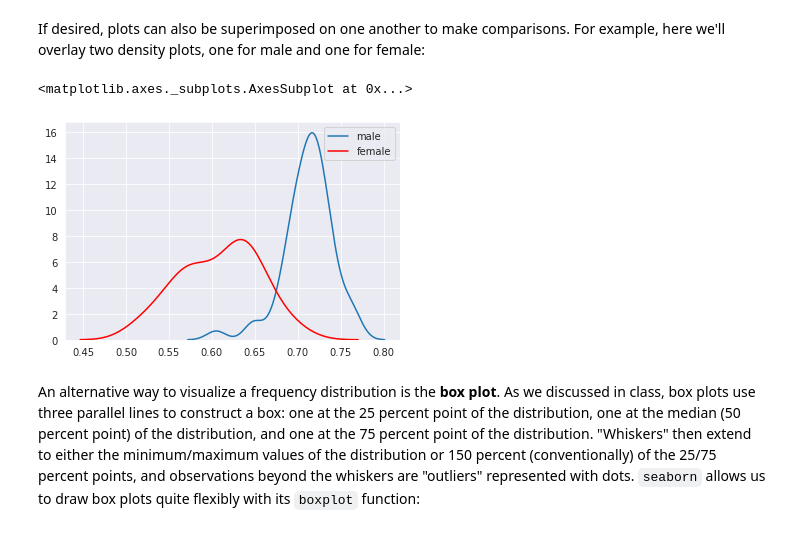
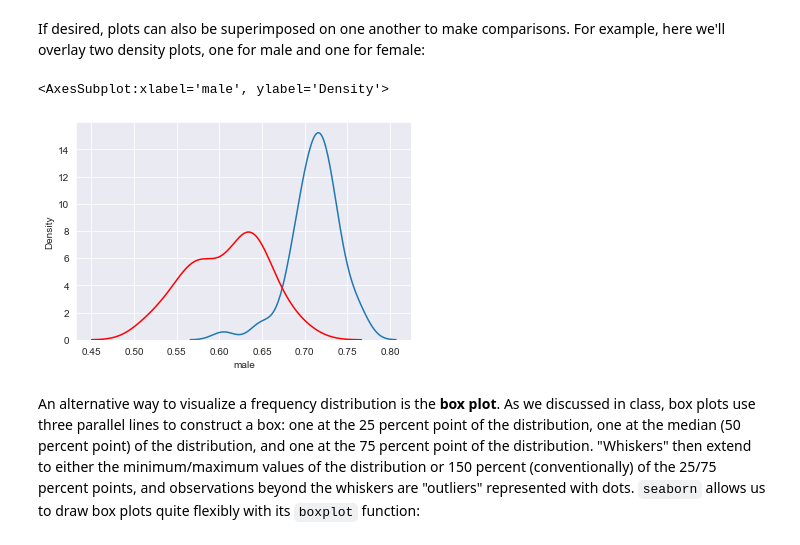
Before and after one commit to walkerke/geog30323, a Jupyter notebook: assignments/04-univariate-data-analysis.ipynb, the cells around one changed output. Cells and saved outputs as stored; diff of their text form; code cells hidden in the pictures.

```diff
--- a/assignments/04-univariate-data-analysis.ipynb
+++ b/assignments/04-univariate-data-analysis.ipynb
@@ -219,10 +226,10 @@ sns.distplot(df.all_adults, bins = 10)
 # %% [markdown]
 If desired, plots can also be superimposed on one another to make comparisons.  For example, here we'll overlay two density plots, one for male and one for female:
 # %%
-sns.kdeplot(df.male)
-sns.kdeplot(df.female, color = "red")
+sns.kdeplot(data = df, x = "male")
+sns.kdeplot(data = df, x = "female", color = "red")
 # %% [output]
-<matplotlib.axes._subplots.AxesSubplot at 0x...>
+<AxesSubplot:xlabel='male', ylabel='Density'>
-[figure, old version]
+[figure, new version]
 # %% [markdown]
 An alternative way to visualize a frequency distribution is the __box plot__. As we discussed in class, box plots use three parallel lines to construct a box: one at the 25 percent point of the distribution, one at the median (50 percent point) of the distribution, and one at the 75 percent point of the distribution.  "Whiskers" then extend to either the minimum/maximum values of the distribution or 150 percent (conventionally) of the 25/75 percent points, and observations beyond the whiskers are "outliers" represented with dots.  `seaborn` allows us to draw box plots quite flexibly with its `boxplot` function:
```
Also changed, not shown: parts of 16 cells of this notebook.
